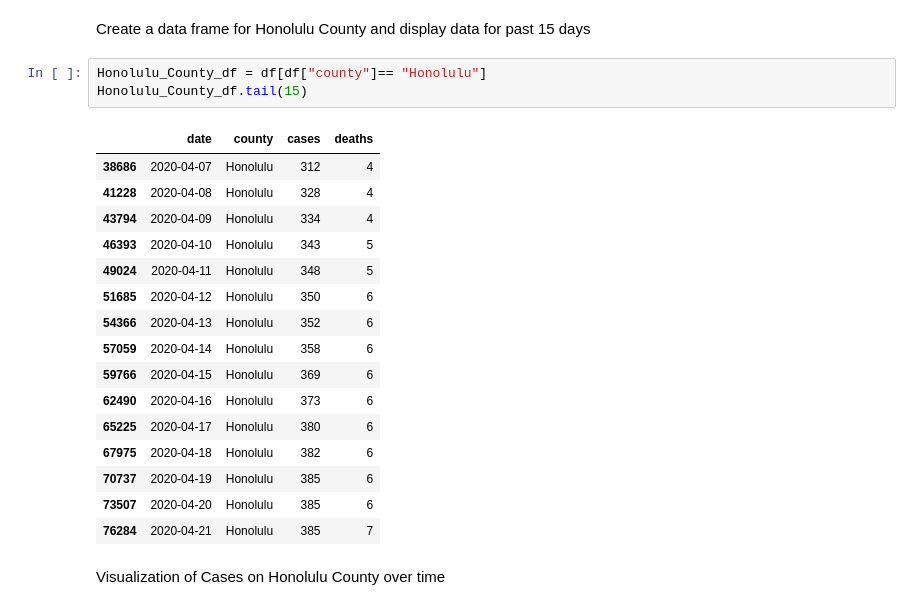
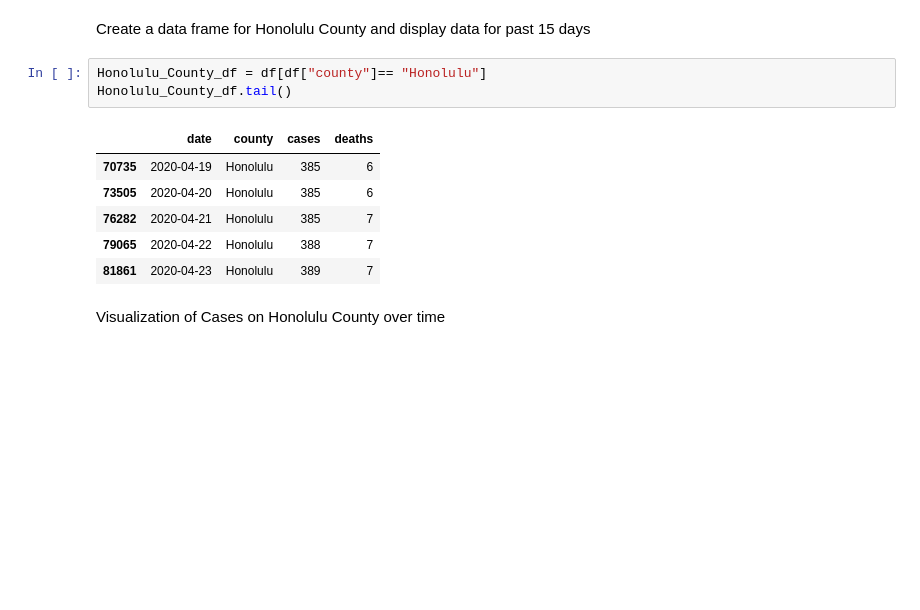
Before and after one commit to 5ft6/covid-19-Hawaii, a Jupyter notebook: Covid_19_Hawaii.ipynb, the cells around one changed output. Cells and saved outputs as stored; diff of their text form; blank space fills up the shorter version.

```diff
--- a/Covid_19_Hawaii.ipynb
+++ b/Covid_19_Hawaii.ipynb
@@ -303,24 +291,14 @@ ax.fig.subplots_adjust(wspace=.2)
 Create a data frame for Honolulu County and display data for past 15 days
 # %%
 Honolulu_County_df = df[df["county"]== "Honolulu"]
-Honolulu_County_df.tail(15)
+Honolulu_County_df.tail()
 # %% [output]
 |  | date | county | cases | deaths |
-| 38686 | 2020-04-07 | Honolulu | 312 | 4 |
-| 41228 | 2020-04-08 | Honolulu | 328 | 4 |
-| 43794 | 2020-04-09 | Honolulu | 334 | 4 |
-| 46393 | 2020-04-10 | Honolulu | 343 | 5 |
-| 49024 | 2020-04-11 | Honolulu | 348 | 5 |
-| 51685 | 2020-04-12 | Honolulu | 350 | 6 |
-| 54366 | 2020-04-13 | Honolulu | 352 | 6 |
-| 57059 | 2020-04-14 | Honolulu | 358 | 6 |
-| 59766 | 2020-04-15 | Honolulu | 369 | 6 |
-| 62490 | 2020-04-16 | Honolulu | 373 | 6 |
-| 65225 | 2020-04-17 | Honolulu | 380 | 6 |
-| 67975 | 2020-04-18 | Honolulu | 382 | 6 |
-| 70737 | 2020-04-19 | Honolulu | 385 | 6 |
-| 73507 | 2020-04-20 | Honolulu | 385 | 6 |
-| 76284 | 2020-04-21 | Honolulu | 385 | 7 |
+| 70735 | 2020-04-19 | Honolulu | 385 | 6 |
+| 73505 | 2020-04-20 | Honolulu | 385 | 6 |
+| 76282 | 2020-04-21 | Honolulu | 385 | 7 |
+| 79065 | 2020-04-22 | Honolulu | 388 | 7 |
+| 81861 | 2020-04-23 | Honolulu | 389 | 7 |
 # %% [markdown]
 Visualization of Cases on Honolulu County over time
 # %%
```
Also changed, not shown: parts of 23 cells of this notebook.
